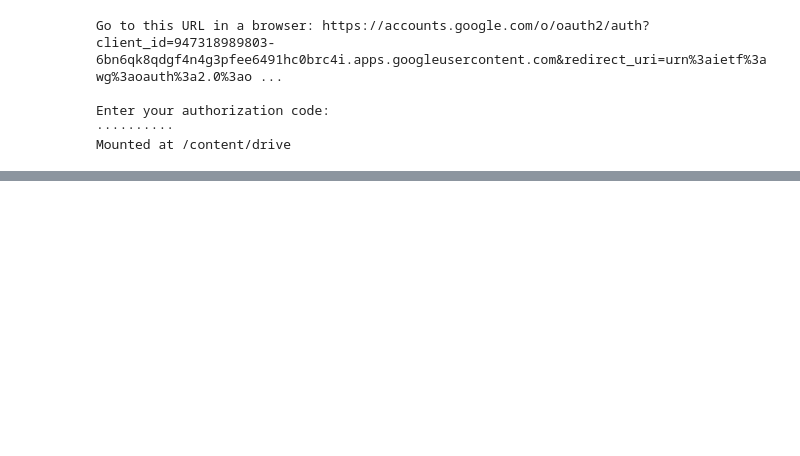
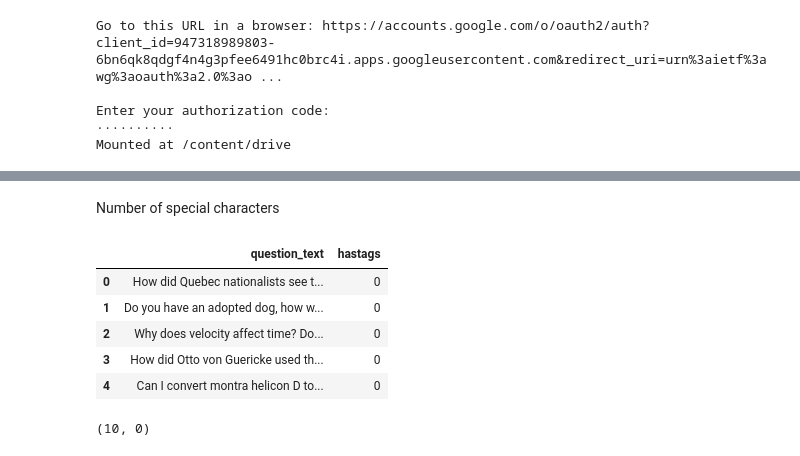
Before and after one commit to imaaditya-stack/SpamFilterForQuoraQuestions-DeepLearning, a Jupyter notebook: SpamFilterForQuora.ipynb, the cells around one changed output, grey strips where cells are left out. Drawn from its saved outputs; the diff is of its cells as text; code cells hidden in the pictures; blank space fills up the shorter version.

```diff
--- a/SpamFilterForQuora.ipynb
+++ b/SpamFilterForQuora.ipynb
@@ -164,0 +96,16 @@ final_X = temp
+# %% [markdown]
+Number of special characters
+# %%
+df['hastags'] = df['question_text'].apply(lambda x: len([x for x in x.split() if x.startswith('#')]))
+df[['question_text','hastags']].head()
+# %% [output]
+|  | question_text | hastags |
+| 0 | How did Quebec nationalists see t... | 0 |
+| 1 | Do you have an adopted dog, how w... | 0 |
+| 2 | Why does velocity affect time? Do... | 0 |
+| 3 | How did Otto von Guericke used th... | 0 |
+| 4 | Can I convert montra helicon D to... | 0 |
+# %%
+max(df["hastags"]), min(df["hastags"])
+# %% [output]
+(10, 0)
```
Also changed, not shown: parts of 50 cells of this notebook.
